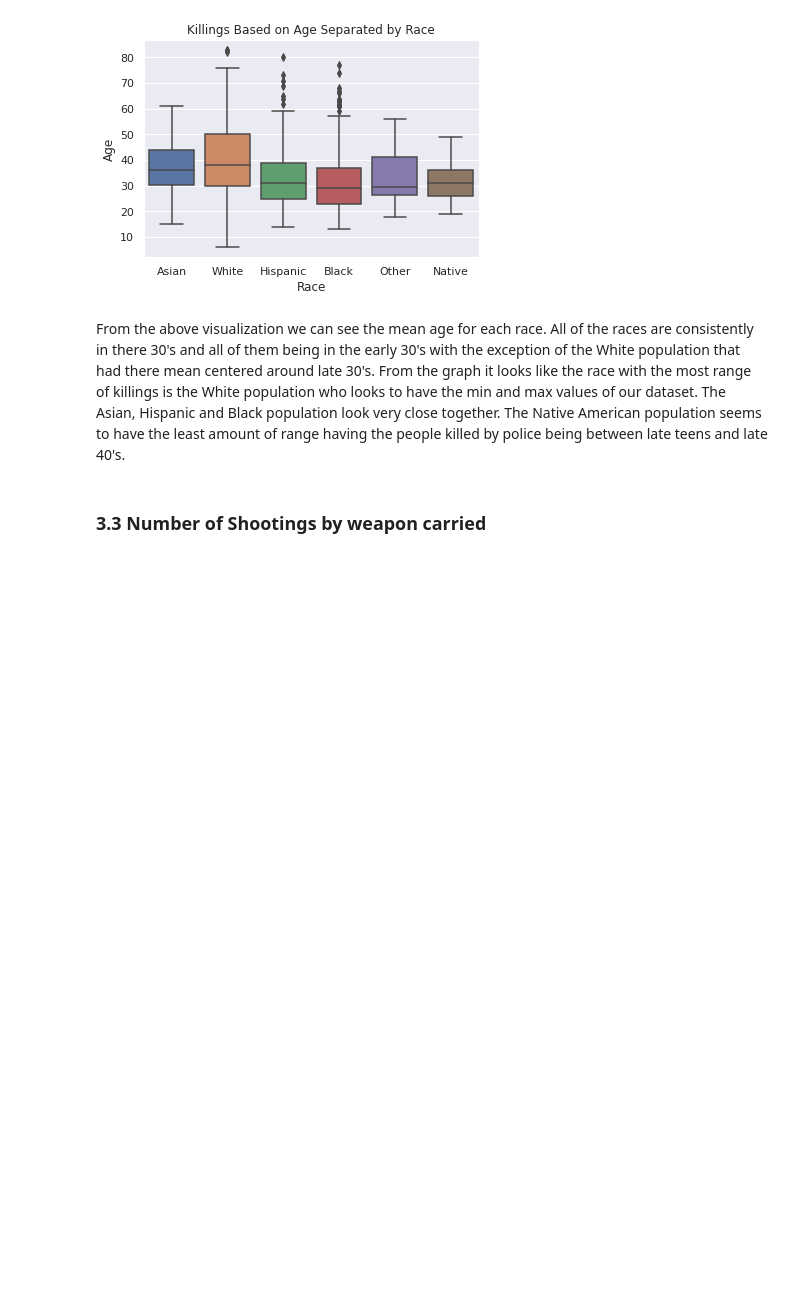
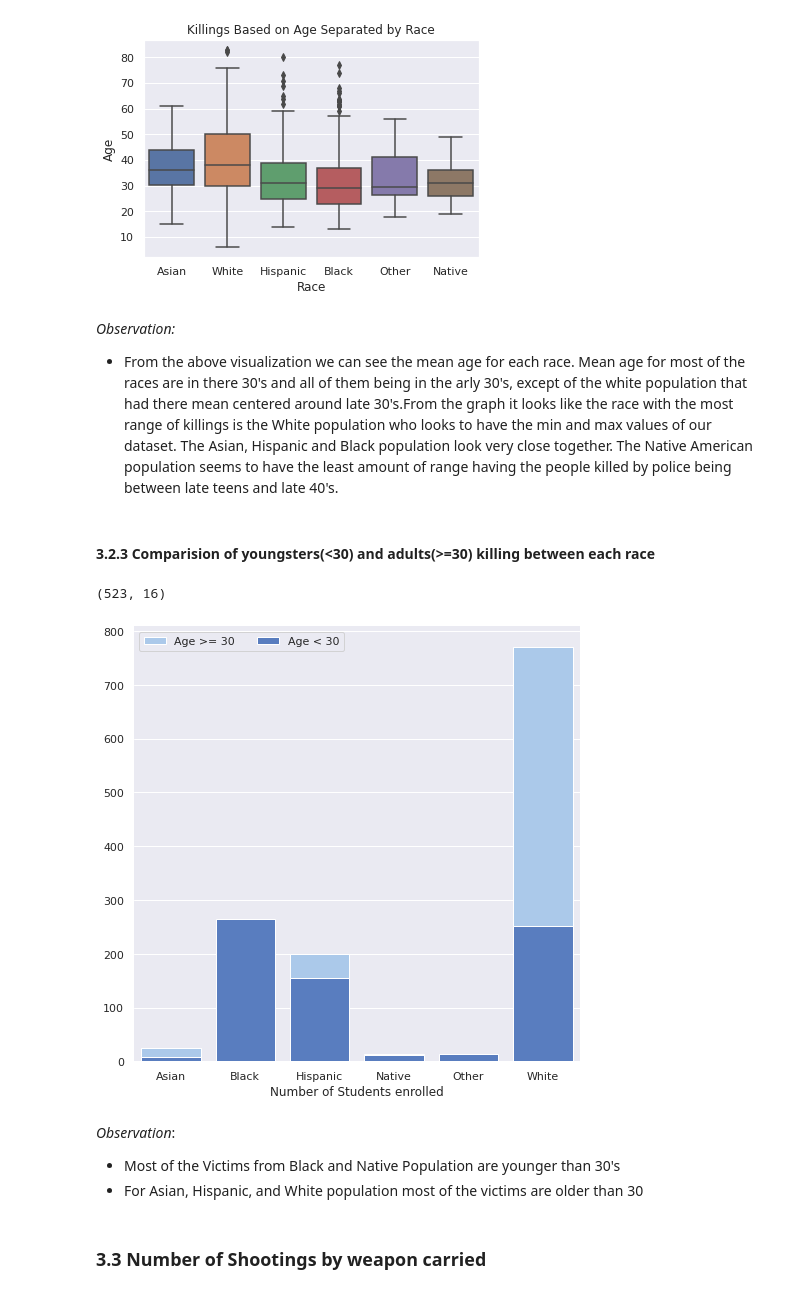
Before and after one commit to ibsa21/Police-brutality-DS-ML, a Jupyter notebook: police_brutality_analysis.ipynb, the cells around one changed output. Drawn from its saved outputs; the diff is of its cells as text; code cells hidden in the pictures; blank space fills up the shorter version.

```diff
--- a/police_brutality_analysis.ipynb
+++ b/police_brutality_analysis.ipynb
@@ -221,7 +226,41 @@ plt.show()
 # %% [output]
 [figure]
 # %% [markdown]
-From the above visualization we can see the mean age for each race. All of the races are consistently in there 30's and all of them being in the early 30's with the exception of the White population that had there mean centered around late 30's. From the graph it looks like the race with the most range of killings is the White population who looks to have the min and max values of our dataset. The Asian, Hispanic and Black population look very close together. The Native American population seems to have the least amount of range having the people killed by police being between late teens and late 40's.
+<i>Observation:</i><br>
+- From the above visualization we can see the mean age for each race. Mean age for most of the races are in there 30's and all of them being in the arly 30's, except of the white population that had there mean centered around late 30's.From the graph it looks like the race with the most range of killings is the White population who looks to have the min and max values of our dataset. The Asian, Hispanic and Black population look very close together. The Native American population seems to have the least amount of range having the people killed by police being between late teens and late 40's.
+# %% [markdown]
+#### 3.2.3 Comparision of youngsters(<30) and adults(>=30) killing between each race
+# %%
+def makeQuery(df:pd.DataFrame, feature:str, condition:str)->pd.DataFrame:
+    '''Returns result of sorted DataFrame based on certain features'''
+
+    query_string = feature + condition
+    return df.query(query_string)
+# %%
+feature1 = 'race'
+feature2 = 'age'
+df1 = makeQuery(data, feature2, '>=30')[[feature1,feature2]]
+df2 = makeQuery(data, feature2, '<30')[[feature1, feature2]]
+# %% [output]
+(523, 16)
+# %%
+a = df1.groupby(feature1)[feature1].count()
+b = df2.groupby(feature1)[feature1].count()
+
+f, ax = plt.subplots(figsize=(8, 8))
+sb.set_color_codes("pastel")
+sb.barplot(y=a, x = a.index,label="Age >= 30", color="b")
+sb.set_color_codes("muted")
+sb.barplot(y=b, x=b.index, label="Age < 30", color="b")
+ax.legend(ncol=2, loc="upper left", frameon=True)
+ax.set(ylabel="", xlabel="Number of Students enrolled")
+sb.despine(left=True, bottom=True)
+# %% [output]
+[figure, added]
+# %% [markdown]
+<i>Observation</i>:<br>
+- Most of the Victims from Black and Native Population are younger than 30's
+- For Asian, Hispanic, and White population most of the victims are older than 30
 # %% [markdown]
 ### 3.3 Number of Shootings by weapon carried
 # %%
```
Also changed, not shown: parts of 12 cells of this notebook.
